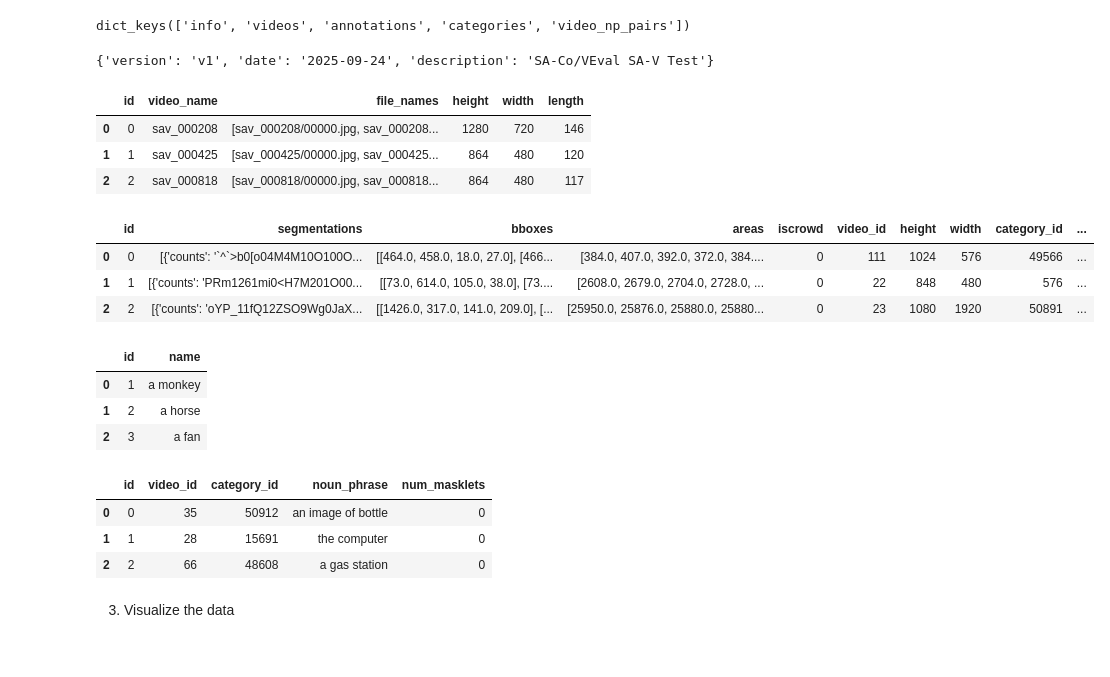
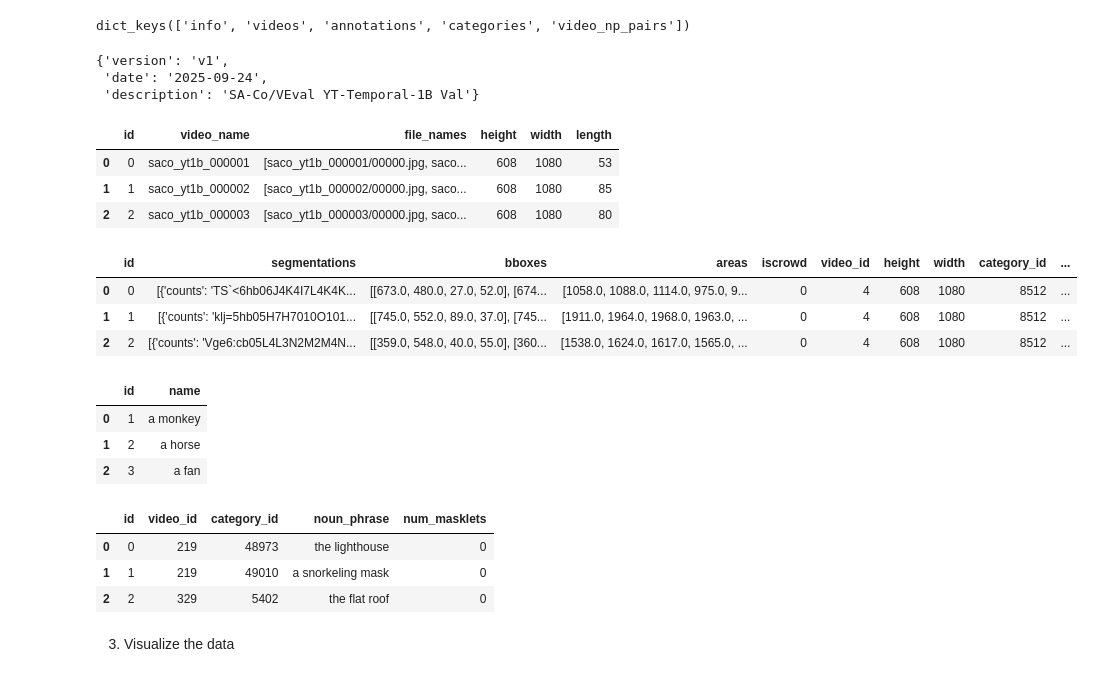
Before and after one commit to facebookresearch/sam3, a Jupyter notebook: examples/saco_veval_example.ipynb, the cells around one changed output. Drawn from its saved outputs; the diff is of its cells as text; code cells hidden in the pictures.

```diff
--- a/examples/saco_veval_example.ipynb
+++ b/examples/saco_veval_example.ipynb
@@ -36,21 +36,23 @@ annot_dfs["saco_veval_sav_test"].keys()
 # %% [output]
 dict_keys(['info', 'videos', 'annotations', 'categories', 'video_np_pairs'])
 # %%
-annot_dfs["saco_veval_sav_test"]["info"]
+annot_dfs["saco_veval_yt1b_val"]["info"]
 # %% [output]
-{'version': 'v1', 'date': '2025-09-24', 'description': 'SA-Co/VEval SA-V Test'}
+{'version': 'v1',
+ 'date': '2025-09-24',
+ 'description': 'SA-Co/VEval YT-Temporal-1B Val'}
 # %%
-annot_dfs["saco_veval_sav_test"]["videos"].head(3)
+annot_dfs["saco_veval_yt1b_val"]["videos"].head(3)
 # %% [output]
 |  | id | video_name | file_names | height | width | length |
-| 0 | 0 | sav_000208 | [sav_000208/00000.jpg, sav_000208... | 1280 | 720 | 146 |
-| 1 | 1 | sav_000425 | [sav_000425/00000.jpg, sav_000425... | 864 | 480 | 120 |
-| 2 | 2 | sav_000818 | [sav_000818/00000.jpg, sav_000818... | 864 | 480 | 117 |
+| 0 | 0 | saco_yt1b_000001 | [saco_yt1b_000001/00000.jpg, saco... | 608 | 1080 | 53 |
+| 1 | 1 | saco_yt1b_000002 | [saco_yt1b_000002/00000.jpg, saco... | 608 | 1080 | 85 |
+| 2 | 2 | saco_yt1b_000003 | [saco_yt1b_000003/00000.jpg, saco... | 608 | 1080 | 80 |
 # %%
-annot_dfs["saco_veval_sav_test"]["annotations"].head(3)
+annot_dfs["saco_veval_yt1b_val"]["annotations"].head(3)
 # %% [output]
 |  | id | segmentations | bboxes | areas | iscrowd | video_id | height | width | category_id | ... |
-| 0 | 0 | [{'counts': '`^`>b0[o04M4M10O100O... | [[464.0, 458.0, 18.0, 27.0], [466... | [384.0, 407.0, 392.0, 372.0, 384.... | 0 | 111 | 1024 | 576 | 49566 | ... |
-| 1 | 1 | [{'counts': 'PRm1261mi0<H7M201O00... | [[73.0, 614.0, 105.0, 38.0], [73.... | [2608.0, 2679.0, 2704.0, 2728.0, ... | 0 | 22 | 848 | 480 | 576 | ... |
-| 2 | 2 | [{'counts': 'oYP_11fQ12ZSO9Wg0JaX... | [[1426.0, 317.0, 141.0, 209.0], [... | [25950.0, 25876.0, 25880.0, 25880... | 0 | 23 | 1080 | 1920 | 50891 | ... |
+| 0 | 0 | [{'counts': 'TS`<6hb06J4K4I7L4K4K... | [[673.0, 480.0, 27.0, 52.0], [674... | [1058.0, 1088.0, 1114.0, 975.0, 9... | 0 | 4 | 608 | 1080 | 8512 | ... |
+| 1 | 1 | [{'counts': 'klj=5hb05H7H7010O101... | [[745.0, 552.0, 89.0, 37.0], [745... | [1911.0, 1964.0, 1968.0, 1963.0, ... | 0 | 4 | 608 | 1080 | 8512 | ... |
+| 2 | 2 | [{'counts': 'Vge6:cb05L4L3N2M2M4N... | [[359.0, 548.0, 40.0, 55.0], [360... | [1538.0, 1624.0, 1617.0, 1565.0, ... | 0 | 4 | 608 | 1080 | 8512 | ... |
 # %%
@@ -61,11 +63,11 @@ annot_dfs["saco_veval_sav_test"]["categories"].head(3)
 | 1 | 2 | a horse |
 | 2 | 3 | a fan |
 # %%
-annot_dfs["saco_veval_sav_test"]["video_np_pairs"].head(3)
+annot_dfs["saco_veval_yt1b_val"]["video_np_pairs"].head(3)
 # %% [output]
 |  | id | video_id | category_id | noun_phrase | num_masklets |
-| 0 | 0 | 35 | 50912 | an image of bottle | 0 |
-| 1 | 1 | 28 | 15691 | the computer | 0 |
-| 2 | 2 | 66 | 48608 | a gas station | 0 |
+| 0 | 0 | 219 | 48973 | the lighthouse | 0 |
+| 1 | 1 | 219 | 49010 | a snorkeling mask | 0 |
+| 2 | 2 | 329 | 5402 | the flat roof | 0 |
 # %% [markdown]
 3. Visualize the data
```
Also changed, not shown: parts of 5 cells of this notebook.
